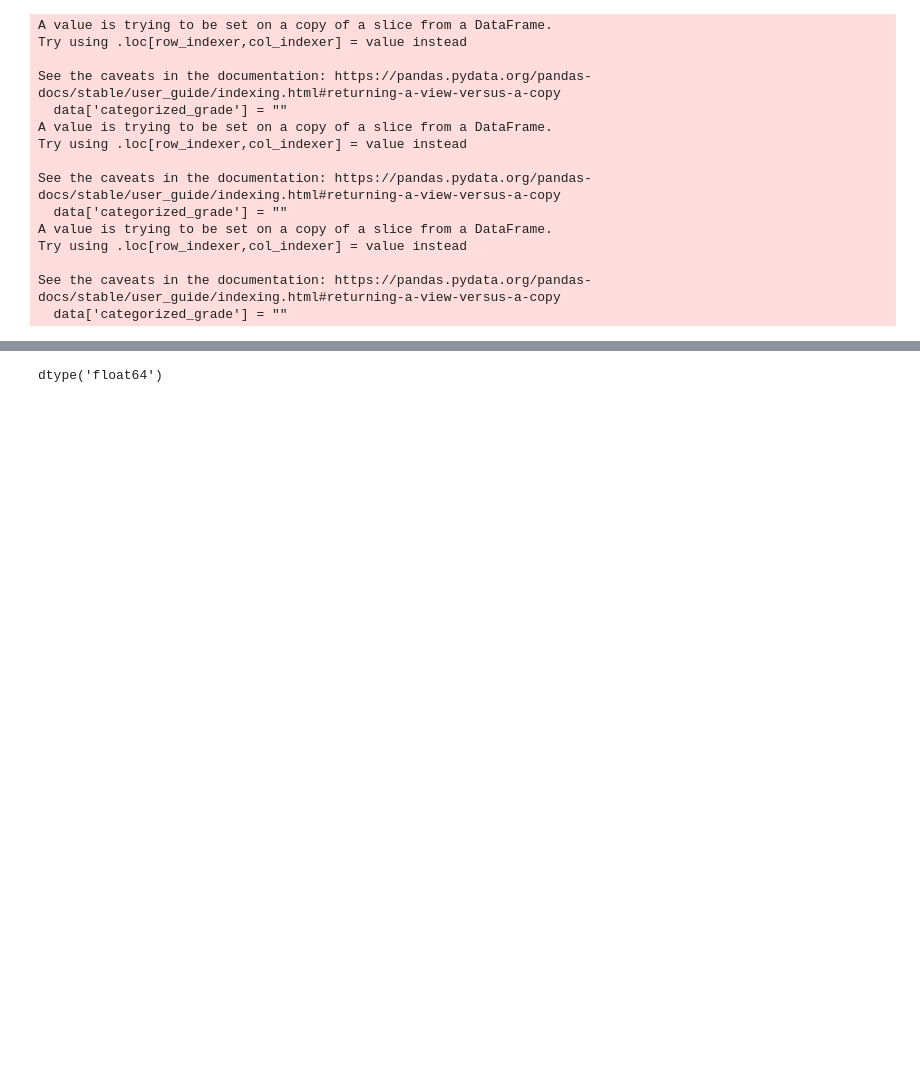
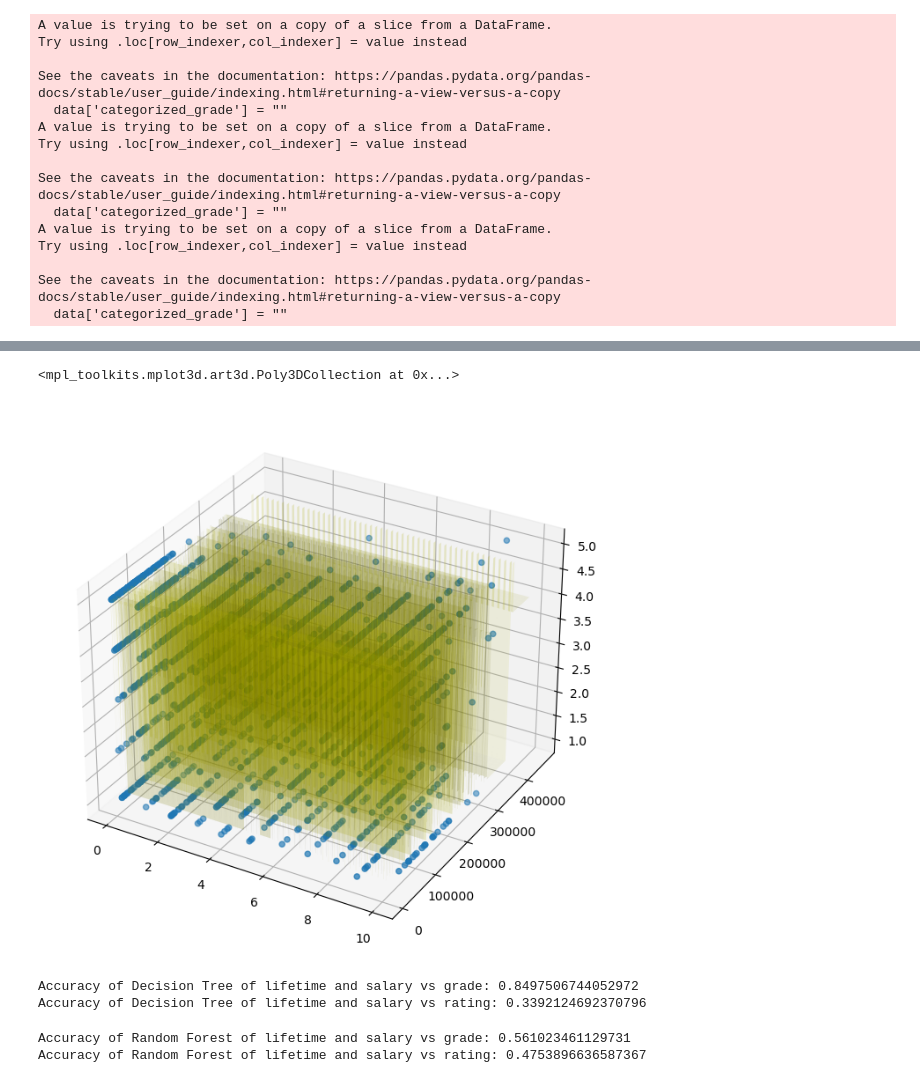
Before and after one commit to aaronl1661/teacherSalaryAnalysis, a Jupyter notebook: src/4_analysis/regression.ipynb, the cells around one changed output, grey strips where cells are left out. Cells and saved outputs as stored; diff of their text form; code cells hidden in the pictures; blank space fills up the shorter version.

```diff
--- a/src/4_analysis/regression.ipynb
+++ b/src/4_analysis/regression.ipynb
@@ -575,4 +548,44 @@ Accuracy of KNN of lifetime and salary vs rating: 0.6901005476988474
-# %%
-np.array(lifetime_test)
-# %% [output]
-dtype('float64')
+# %%
+xx, yy = np.meshgrid(np.arange(ls_test['lifetime'].min(), ls_test['lifetime'].max(), .1),np.linspace(ls_test['current_salary'].min(), ls_test['current_salary'].max(), 1000))
+onlyX = pd.DataFrame({'lifetime': xx.ravel(), 'current_salary': yy.ravel()})
+fittedY=lsr_knn.predict(onlyX)
+fittedY=np.array(fittedY)
+# %%
+fig = plt.figure(figsize=(10,8))
+ax = fig.add_subplot(111, projection="3d")
+ax.scatter(ls_test['lifetime'], ls_test['current_salary'], rating_test, marker="o")
+ax.plot_surface(xx,yy,fittedY.reshape(xx.shape), color='y', alpha=0.1)
+# %% [output]
+<mpl_toolkits.mplot3d.art3d.Poly3DCollection at 0x...>
+[figure, added]
+# %%
+from sklearn import tree
+from sklearn.linear_model import SGDClassifier
+from sklearn.ensemble import RandomForestClassifier
+
+
+classifierList = {"Decision Tree": tree.DecisionTreeClassifier(), "Random Forest": RandomForestClassifier(max_depth=5, random_state=0)}
+
+for name in classifierList:
+    #lifetime and salary vs grade
+    ls_train, ls_test, grade_train, grade_test = sklearn.model_selection.train_test_split(lsGrades[['lifetime', 'current_salary']], lsGrades['categorized_grade'], test_size=0.3)
+    lsg = classifierList[name].fit(np.array(ls_train), grade_train)
+    lsg.score(np.array(ls_test), grade_test)
+    gradePredict = lsg.predict(ls_test)
+
+    print("Accuracy of " + name + " of lifetime and salary vs grade:", performanceMetrics(grade_test, gradePredict))
+    #df_lsg = pd.DataFrame({"lifetime":ls_test['lifetime'], "salary":ls_test['current_salary'], "gradeActual": grade_test, "gradePredict":gradePredict})
+
+    #lifetime and salary vs rating
+    ls_train, ls_test, rating_train, rating_test = sklearn.model_selection.train_test_split(lsRating[['lifetime', 'current_salary']], lsRating['average_rating'], test_size=0.3)
+    lsr = classifierList[name].fit(np.array(ls_train), rating_train)
+    lsr.score(np.array(ls_test), rating_test)
+    ratingPredict = lsr.predict(ls_test)
+
+    print("Accuracy of " + name + " of lifetime and salary vs rating:", performanceMetrics(rating_test, ratingPredict))
+    #df_lsr = pd.DataFrame({"lifetime":ls_test['lifetime'], "salary":ls_test['current_salary'],  "ratingActual": rating_test, "ratingPredict":ratingPredict})
+# %% [output]
+Accuracy of Decision Tree of lifetime and salary vs grade: 0.8497506744052972
+Accuracy of Decision Tree of lifetime and salary vs rating: 0.3392124692370796
+Accuracy of Random Forest of lifetime and salary vs grade: 0.561023461129731
+Accuracy of Random Forest of lifetime and salary vs rating: 0.4753896636587367
```
Also changed, not shown: parts of 11 cells of this notebook.
